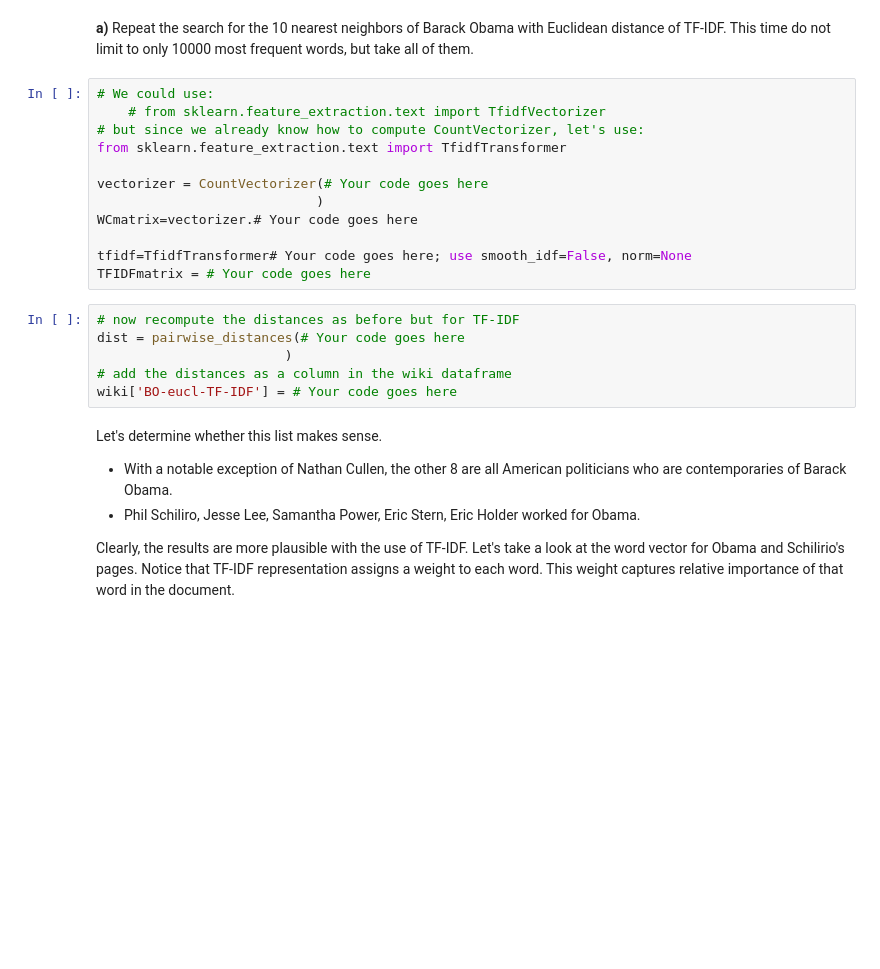
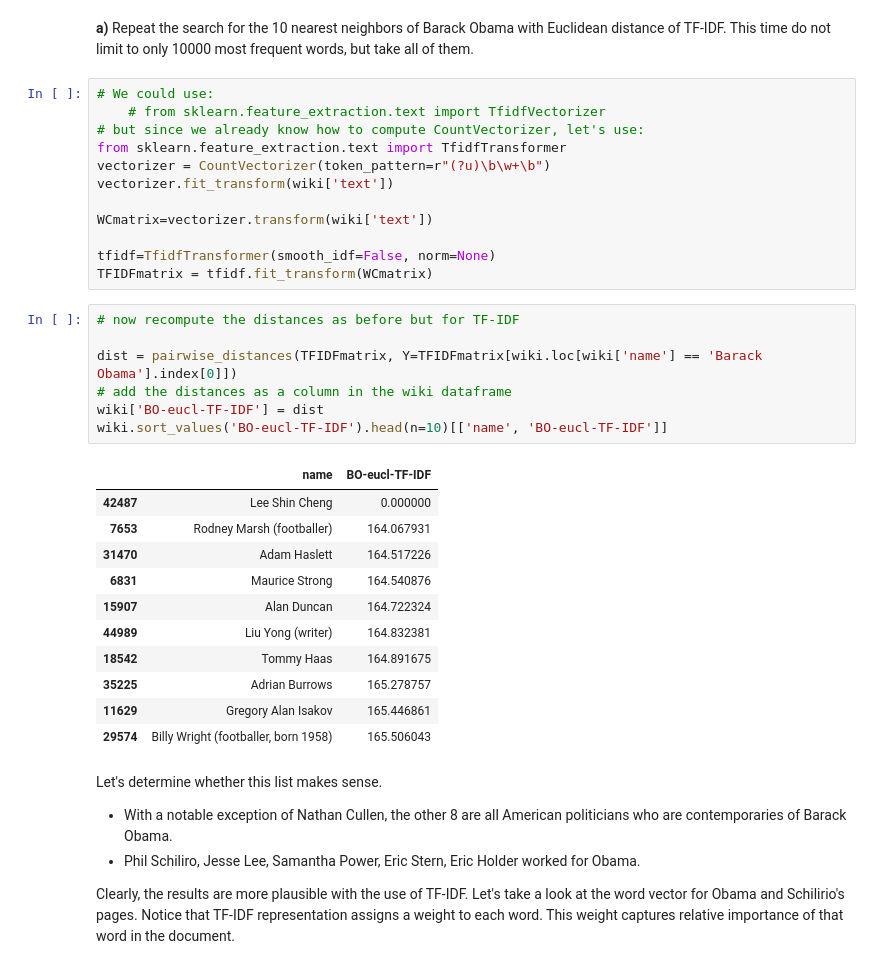
Before and after one commit to mawojcik/introduction_to_data_science, a Jupyter notebook: Lab_5/Assignment_5.ipynb, the cells around one changed output. Drawn from its saved outputs; the diff is of its cells as text; blank space fills up the shorter version.

```diff
--- a/Lab_5/Assignment_5.ipynb
+++ b/Lab_5/Assignment_5.ipynb
@@ -249,19 +249,32 @@ To retrieve articles that are more relevant, we should focus more on rare words
     # from sklearn.feature_extraction.text import TfidfVectorizer
 # but since we already know how to compute CountVectorizer, let's use:
 from sklearn.feature_extraction.text import TfidfTransformer
+vectorizer = CountVectorizer(token_pattern=r"(?u)\b\w+\b")
+vectorizer.fit_transform(wiki['text'])
 
-vectorizer = CountVectorizer(# Your code goes here
-                            )
-WCmatrix=vectorizer.# Your code goes here
+WCmatrix=vectorizer.transform(wiki['text'])
 
-tfidf=TfidfTransformer# Your code goes here; use smooth_idf=False, norm=None
-TFIDFmatrix = # Your code goes here
+tfidf=TfidfTransformer(smooth_idf=False, norm=None)
+TFIDFmatrix = tfidf.fit_transform(WCmatrix)
 # %%
 # now recompute the distances as before but for TF-IDF
-dist = pairwise_distances(# Your code goes here
-                        )
+
+dist = pairwise_distances(TFIDFmatrix, Y=TFIDFmatrix[wiki.loc[wiki['name'] == 'Barack Obama'].index[0]])
 # add the distances as a column in the wiki dataframe
-wiki['BO-eucl-TF-IDF'] = # Your code goes here
+wiki['BO-eucl-TF-IDF'] = dist
+wiki.sort_values('BO-eucl-TF-IDF').head(n=10)[['name', 'BO-eucl-TF-IDF']]
+# %% [output]
+|  | name | BO-eucl-TF-IDF |
+| 42487 | Lee Shin Cheng | 0.000000 |
+| 7653 | Rodney Marsh (footballer) | 164.067931 |
+| 31470 | Adam Haslett | 164.517226 |
+| 6831 | Maurice Strong | 164.540876 |
+| 15907 | Alan Duncan | 164.722324 |
+| 44989 | Liu Yong (writer) | 164.832381 |
+| 18542 | Tommy Haas | 164.891675 |
+| 35225 | Adrian Burrows | 165.278757 |
+| 11629 | Gregory Alan Isakov | 165.446861 |
+| 29574 | Billy Wright (footballer, born 1958) | 165.506043 |
 # %% [markdown]
 Let's determine whether this list makes sense.
 * With a notable exception of Nathan Cullen, the other 8 are all American politicians who are contemporaries of Barack Obama.
```
